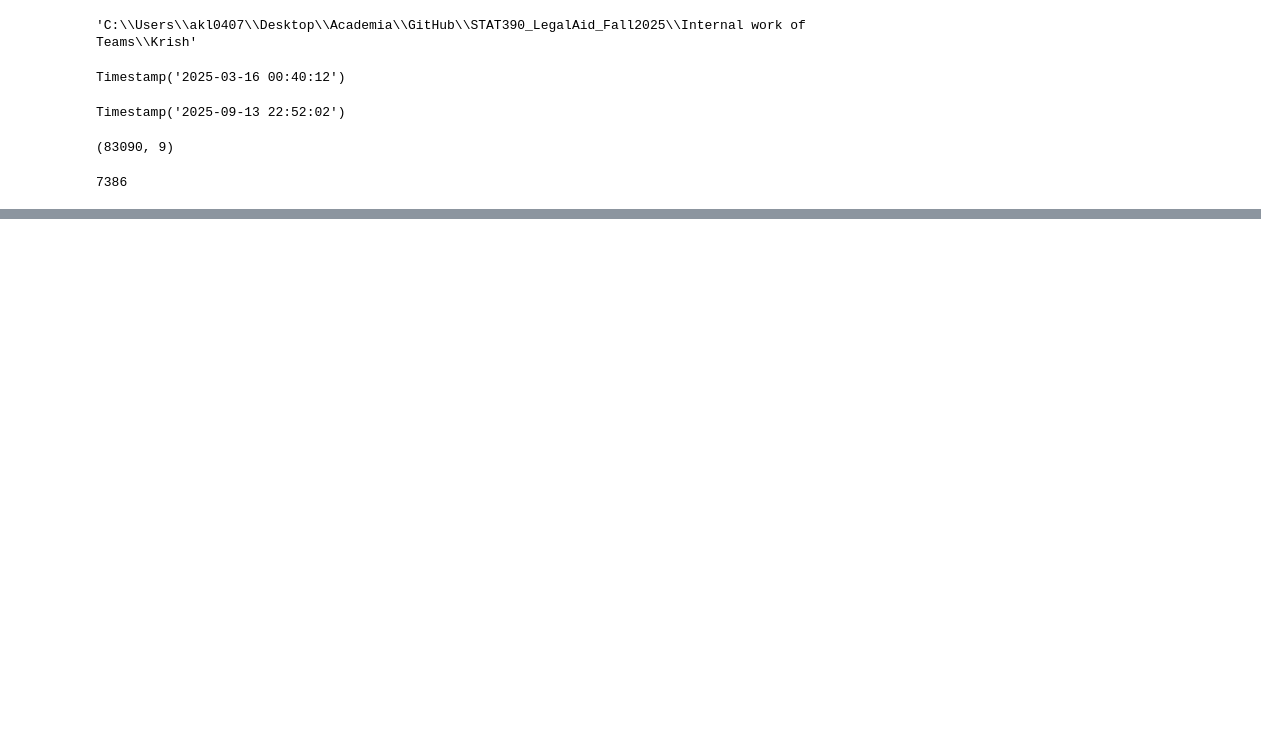
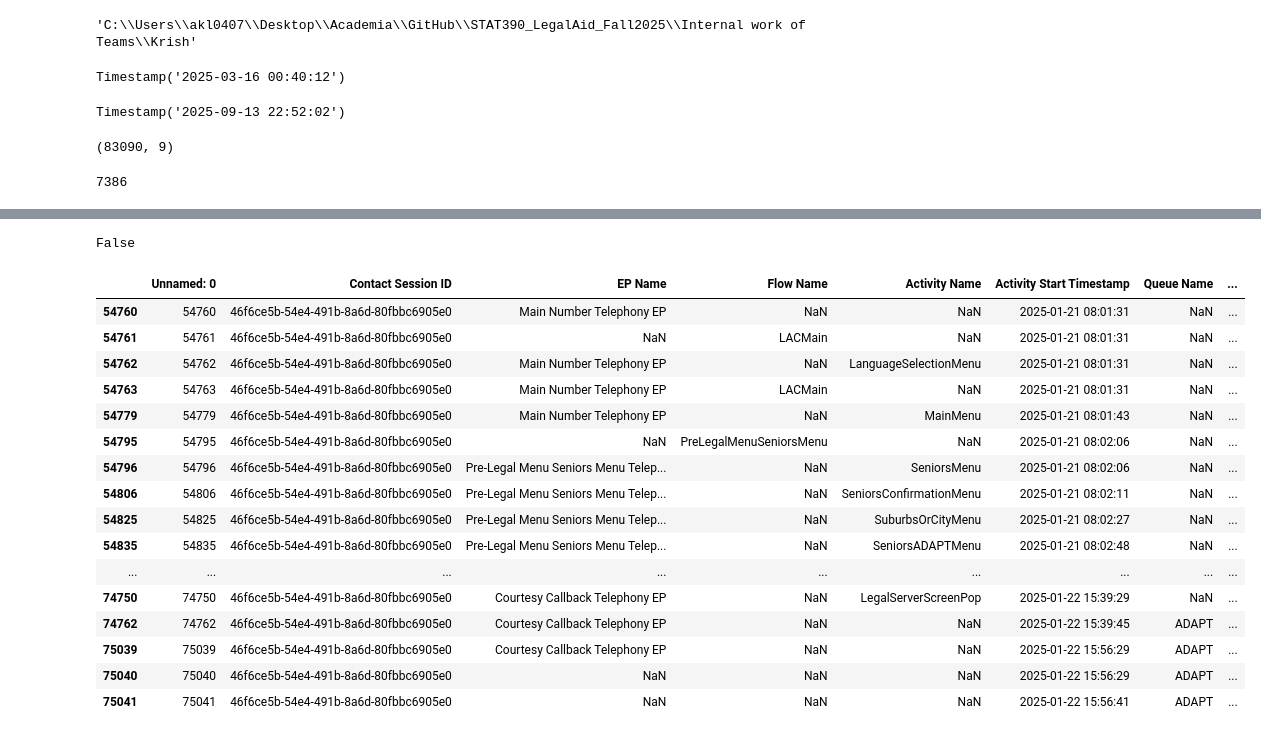
Before and after one commit to arvindkrishna87/STAT390_LegalAid_Fall2025, a Jupyter notebook: Internal work of Teams/Krish/CAR_data_import_code_and_EDA.ipynb, the cells around one changed output, grey strips where cells are left out. Saved outputs shown, nothing was run; the diff lists cells and outputs as text; code cells hidden in the pictures; blank space fills up the shorter version.

```diff
--- a/Internal work of Teams/Krish/CAR_data_import_code_and_EDA.ipynb
+++ b/Internal work of Teams/Krish/CAR_data_import_code_and_EDA.ipynb
@@ -412,0 +434,8 @@ df_tr
+# %%
+val = "PlayMOH300s"
+s = df_main_check["Activity Name"]
+
+has_two_in_a_row = (s.eq(val) & s.shift(-1).eq(val)).any()
+print(has_two_in_a_row)  # True if any consecutive pair exists
+# %% [output]
+False
@@ -412,0 +450,20 @@ df_tr
+# %%
+df_main.loc[df_main['Contact Session ID'] == '46f6ce5b-54e4-491b-8a6d-80fbbc6905e0',:]
+# %% [output]
+|  | Unnamed: 0 | Contact Session ID | EP Name | Flow Name | Activity Name | Activity Start Timestamp | Queue Name | ... |
+| 54760 | 54760 | 46f6ce5b-54e4-491b-8a6d-80fbbc6905e0 | Main Number Telephony EP | NaN | NaN | 2025-01-21 08:01:31 | NaN | ... |
+| 54761 | 54761 | 46f6ce5b-54e4-491b-8a6d-80fbbc6905e0 | NaN | LACMain | NaN | 2025-01-21 08:01:31 | NaN | ... |
+| 54762 | 54762 | 46f6ce5b-54e4-491b-8a6d-80fbbc6905e0 | Main Number Telephony EP | NaN | LanguageSelectionMenu | 2025-01-21 08:01:31 | NaN | ... |
+| 54763 | 54763 | 46f6ce5b-54e4-491b-8a6d-80fbbc6905e0 | Main Number Telephony EP | LACMain | NaN | 2025-01-21 08:01:31 | NaN | ... |
+| 54779 | 54779 | 46f6ce5b-54e4-491b-8a6d-80fbbc6905e0 | Main Number Telephony EP | NaN | MainMenu | 2025-01-21 08:01:43 | NaN | ... |
+| 54795 | 54795 | 46f6ce5b-54e4-491b-8a6d-80fbbc6905e0 | NaN | PreLegalMenuSeniorsMenu | NaN | 2025-01-21 08:02:06 | NaN | ... |
+| 54796 | 54796 | 46f6ce5b-54e4-491b-8a6d-80fbbc6905e0 | Pre-Legal Menu Seniors Menu Telep... | NaN | SeniorsMenu | 2025-01-21 08:02:06 | NaN | ... |
+| 54806 | 54806 | 46f6ce5b-54e4-491b-8a6d-80fbbc6905e0 | Pre-Legal Menu Seniors Menu Telep... | NaN | SeniorsConfirmationMenu | 2025-01-21 08:02:11 | NaN | ... |
+| 54825 | 54825 | 46f6ce5b-54e4-491b-8a6d-80fbbc6905e0 | Pre-Legal Menu Seniors Menu Telep... | NaN | SuburbsOrCityMenu | 2025-01-21 08:02:27 | NaN | ... |
+| 54835 | 54835 | 46f6ce5b-54e4-491b-8a6d-80fbbc6905e0 | Pre-Legal Menu Seniors Menu Telep... | NaN | SeniorsADAPTMenu | 2025-01-21 08:02:48 | NaN | ... |
+| ... | ... | ... | ... | ... | ... | ... | ... | ... |
+| 74750 | 74750 | 46f6ce5b-54e4-491b-8a6d-80fbbc6905e0 | Courtesy Callback Telephony EP | NaN | LegalServerScreenPop | 2025-01-22 15:39:29 | NaN | ... |
+| 74762 | 74762 | 46f6ce5b-54e4-491b-8a6d-80fbbc6905e0 | Courtesy Callback Telephony EP | NaN | NaN | 2025-01-22 15:39:45 | ADAPT | ... |
+| 75039 | 75039 | 46f6ce5b-54e4-491b-8a6d-80fbbc6905e0 | Courtesy Callback Telephony EP | NaN | NaN | 2025-01-22 15:56:29 | ADAPT | ... |
+| 75040 | 75040 | 46f6ce5b-54e4-491b-8a6d-80fbbc6905e0 | NaN | NaN | NaN | 2025-01-22 15:56:29 | ADAPT | ... |
+| 75041 | 75041 | 46f6ce5b-54e4-491b-8a6d-80fbbc6905e0 | NaN | NaN | NaN | 2025-01-22 15:56:41 | ADAPT | ... |
```
Also changed, not shown: parts of 29 cells of this notebook, 2 other files.
